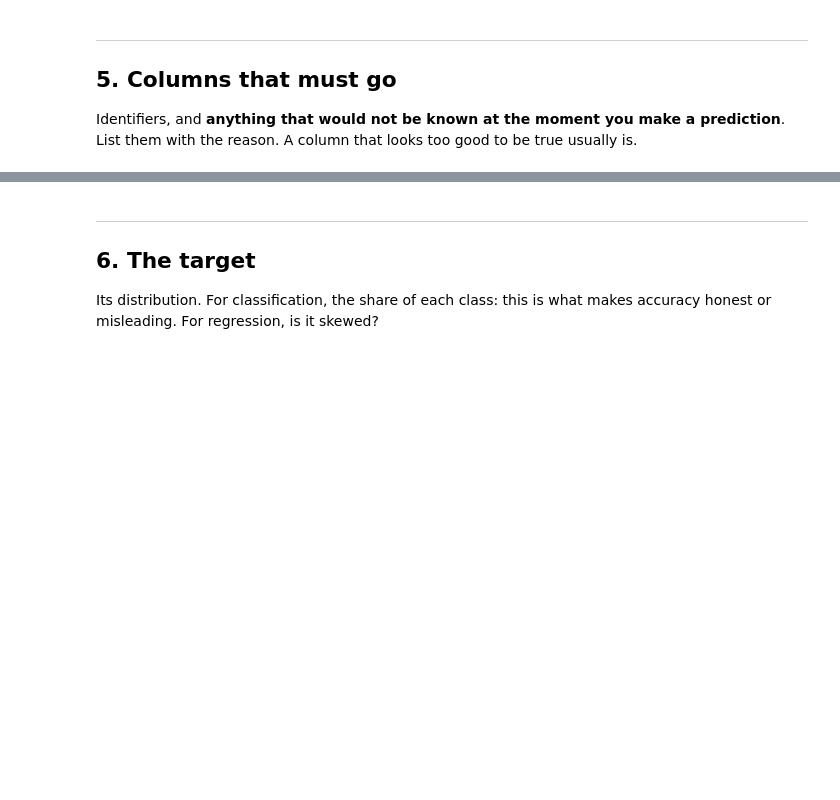
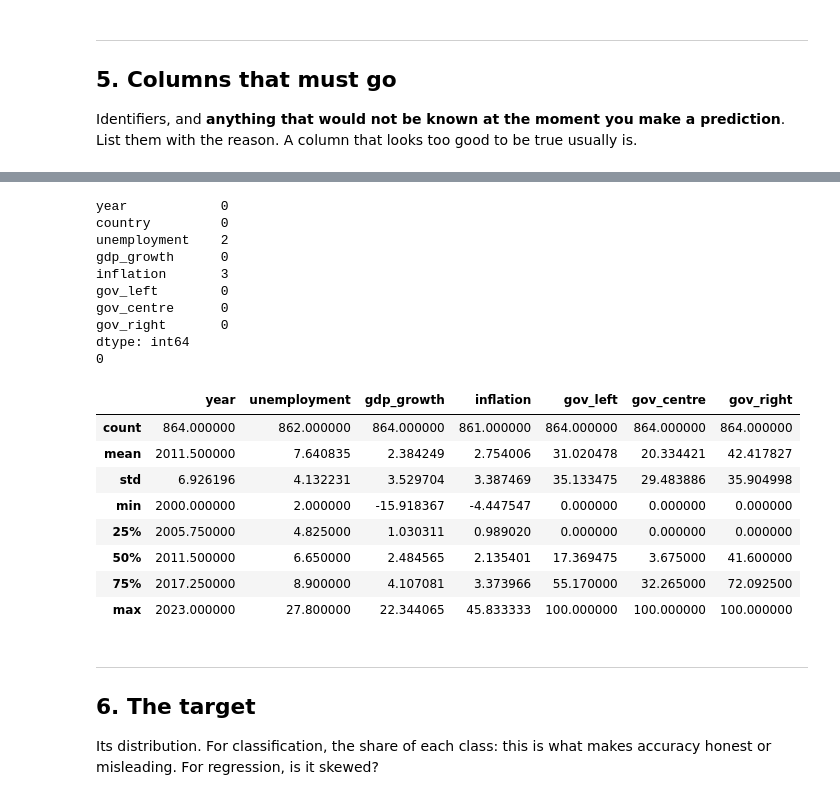
Before and after one commit to rekha-cyber/ML_project, a Jupyter notebook: notebooks/01_eda_and_baseline.ipynb, the cells around one changed output, grey strips where cells are left out. Cells and saved outputs as stored; diff of their text form; code cells hidden in the pictures; blank space fills up the shorter version.

```diff
--- a/notebooks/01_eda_and_baseline.ipynb
+++ b/notebooks/01_eda_and_baseline.ipynb
@@ -234,3 +167,35 @@ https://cpds-data.org/wp-content/uploads/2025/09/codebook_cpds.pdf
 ## 5. Columns that must go
 
 Identifiers, and **anything that would not be known at the moment you make a prediction**. List them with the reason. A column that looks too good to be true usually is.
+# %%
+# Select relevant columns
+columns_to_keep = [
+    "year",
+    "country",
+    "unemp",
+    "realgdpgr",
+    "inflation",
+    "gov_left1",
+    "gov_cent1",
+    "gov_right1"
+]
+
+clean_data = df[columns_to_keep].copy()
+
+# Rename columns to make them easier to understand
+clean_data = clean_data.rename(columns={
+    "unemp": "unemployment",
+    "realgdpgr": "gdp_growth",
+    "gov_left1": "gov_left",
+    "gov_cent1": "gov_centre",
+    "gov_right1": "gov_right"
+})
+
+# Select the historical period
+clean_data = clean_data[
+    clean_data["year"].between(2000, 2023)
+].copy()
+
+# Check results
+print(clean_data.shape)
+clean_data.head()
@@ -237,3 +210,36 @@ Identifiers, and **anything that would not be known at the moment you make a pre
+# %%
+# Missing values in selected columns
+print(clean_data.isna().sum())
+
+# Duplicate country-year observations
+print(
+    clean_data.duplicated(
+        subset=["country", "year"]
+    ).sum()
+)
+
+# Check numerical summaries
+clean_data.describe()
+# %% [output]
+year            0
+country         0
+unemployment    2
+gdp_growth      0
+inflation       3
+gov_left        0
+gov_centre      0
+gov_right       0
+dtype: int64
+0
+|  | year | unemployment | gdp_growth | inflation | gov_left | gov_centre | gov_right |
+| count | 864.000000 | 862.000000 | 864.000000 | 861.000000 | 864.000000 | 864.000000 | 864.000000 |
+| mean | 2011.500000 | 7.640835 | 2.384249 | 2.754006 | 31.020478 | 20.334421 | 42.417827 |
+| std | 6.926196 | 4.132231 | 3.529704 | 3.387469 | 35.133475 | 29.483886 | 35.904998 |
+| min | 2000.000000 | 2.000000 | -15.918367 | -4.447547 | 0.000000 | 0.000000 | 0.000000 |
+| 25% | 2005.750000 | 4.825000 | 1.030311 | 0.989020 | 0.000000 | 0.000000 | 0.000000 |
+| 50% | 2011.500000 | 6.650000 | 2.484565 | 2.135401 | 17.369475 | 3.675000 | 41.600000 |
+| 75% | 2017.250000 | 8.900000 | 4.107081 | 3.373966 | 55.170000 | 32.265000 | 72.092500 |
+| max | 2023.000000 | 27.800000 | 22.344065 | 45.833333 | 100.000000 | 100.000000 | 100.000000 |
 # %% [markdown]
 ---
 ## 6. The target
```
Also changed, not shown: parts of 28 cells of this notebook.
